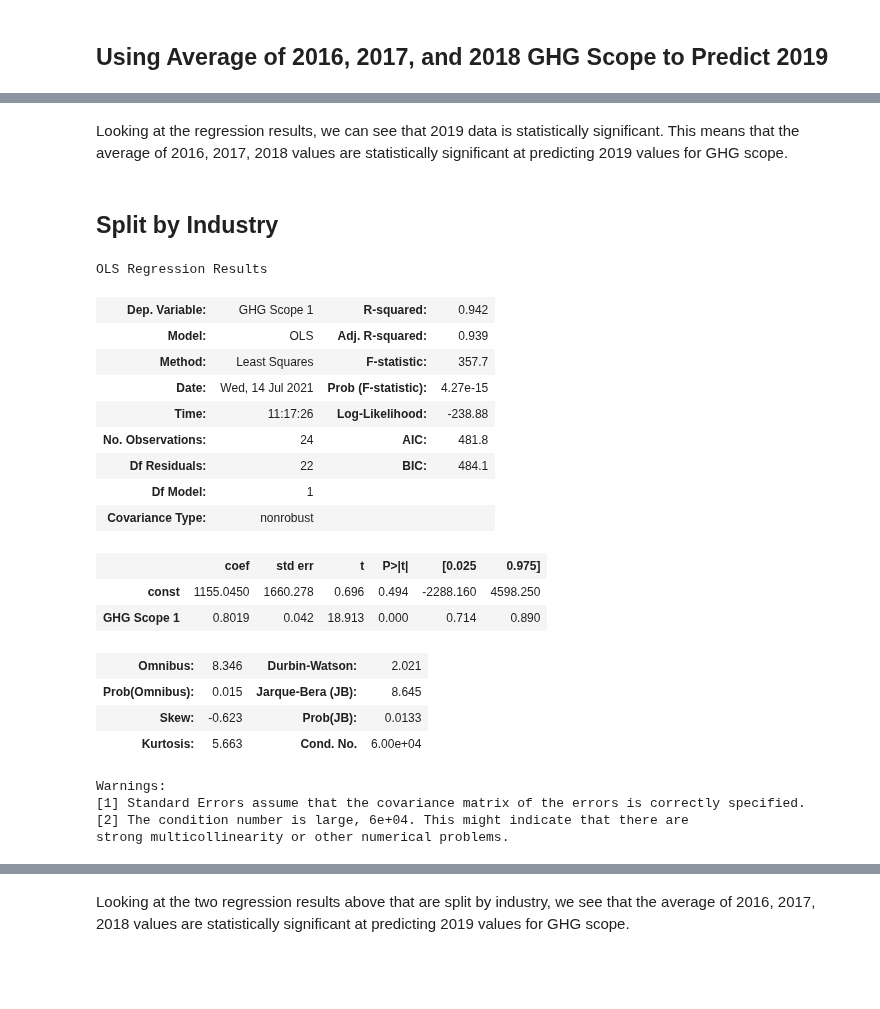
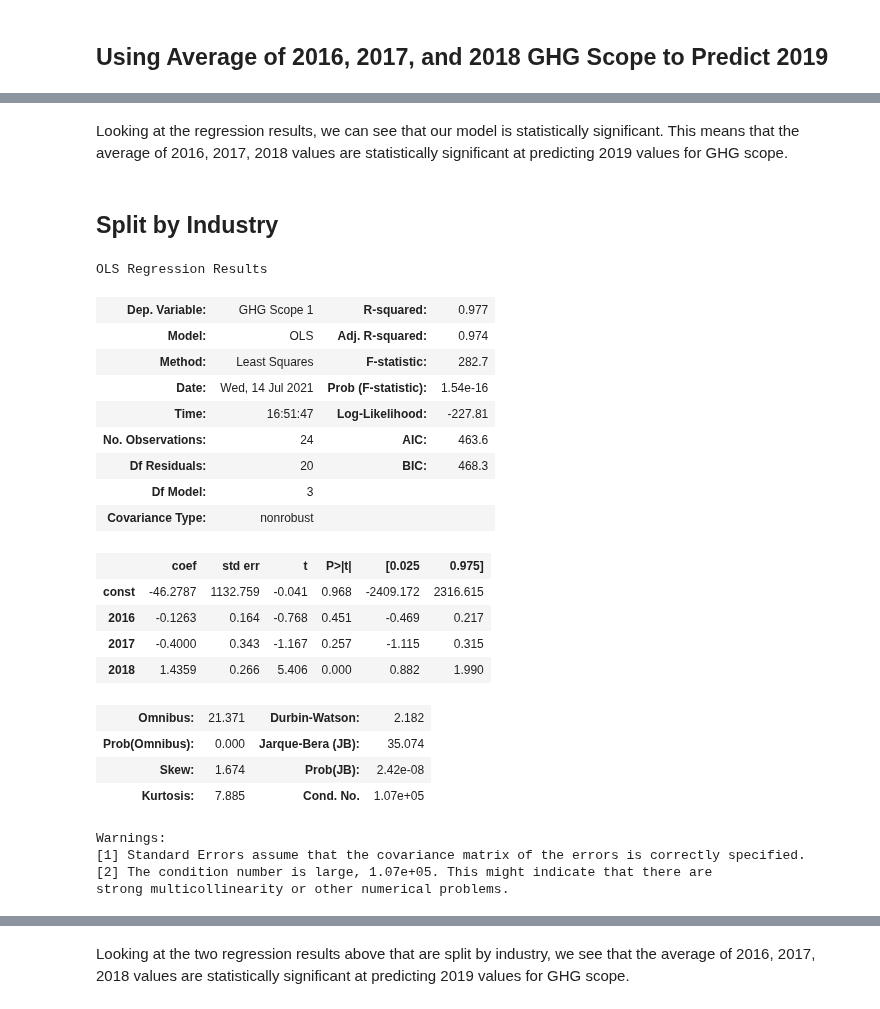
Before and after one commit to maralinetorres/BU-Capstone-Predicting-Environmental-Actions, a Jupyter notebook: Sprint #7 - Final presentation/PredictingTimeSeries - GHG Scope.ipynb, the cells around one changed output, grey strips where cells are left out. Saved outputs shown, nothing was run; the diff lists cells and outputs as text; code cells hidden in the pictures; blank space fills up the shorter version.

```diff
--- a/Sprint #7 - Final presentation/PredictingTimeSeries - GHG Scope.ipynb
+++ b/Sprint #7 - Final presentation/PredictingTimeSeries - GHG Scope.ipynb
@@ -46,8 +46,12 @@ companies_2016 = list(stocks[(stocks['Year'] == 2016) & (stocks['GHG Scope 1'] !
 list2016_as_set = set(companies_2016)
 intersection2= list2016_as_set.intersection(intersection2)
 
-x = stocks[(stocks['Year'].isin([2016, 2017,2018])) & (stocks['Ticker'].isin(intersection2))][['Ticker', 'GHG Scope 1']]
-x = x.groupby('Ticker').mean()[['GHG Scope 1']]
+x = stocks[(stocks['Year'].isin([2016, 2017,2018])) & (stocks['Ticker'].isin(intersection2))][['Year', 'Ticker', 'GHG Scope 1']]
+x = x.pivot(index = 'Ticker', columns = ['Year']).reset_index()
+x.columns = x.columns.droplevel(0)
+
+x = x.rename_axis(None, axis=1)
+x = x.drop(columns = '')
 
 y = stocks[(stocks['Year'] == 2019) & (stocks['Ticker'].isin(intersection2))][['GHG Scope 1']]
 x.index = y.index
@@ -80,6 +86,6 @@ Warnings:
 strong multicollinearity or other numerical problems.
 # %% [markdown]
-Looking at the regression results, we can see that 2019 data is statistically significant. This means that the average of 2016, 2017, 2018 values are statistically significant at predicting 2019 values for GHG scope.
+Looking at the regression results, we can see that our model is statistically significant. This means that the average of 2016, 2017, 2018 values are statistically significant at predicting 2019 values for GHG scope.
 # %% [markdown]
 ## Split by Industry
 # %%
@@ -88,50 +94,56 @@ nrg_df = stocks[stocks['Sector'] == 'Energy']
 # %%
 companies_2018 = list(util_df[(util_df['Year'] == 2018) & (util_df['GHG Scope 1'] != 0)]['Ticker'])
 companies_2019 = list(util_df[(util_df['Year'] == 2019) & (util_df['Ticker'].isin(companies_2018))]['Ticker'])
 
 #Getting companies that have reported for 2016,2017, and 2018 in a years
 list2018_as_set = set(companies_2018)
 intersection = list2018_as_set.intersection(companies_2019)
 
 companies_2017 = list(util_df[(util_df['Year'] == 2017) & (util_df['GHG Scope 1'] != 0) ]['Ticker'])
 list2017_as_set = set(companies_2017)
 intersection = list2017_as_set.intersection(intersection)
 
 companies_2016 = list(util_df[(util_df['Year'] == 2016) & (util_df['GHG Scope 1'] != 0) ]['Ticker'])
 list2016_as_set = set(companies_2016)
 intersection = list2016_as_set.intersection(intersection)
 
-x = util_df[(util_df['Year'].isin([2016, 2017,2018])) & (util_df['Ticker'].isin(intersection))][['Ticker', 'GHG Scope 1']]
-x = x.groupby('Ticker').mean()[['GHG Scope 1']]
+x = util_df[(util_df['Year'].isin([2016, 2017,2018])) & (util_df['Ticker'].isin(intersection))][['Year', 'Ticker', 'GHG Scope 1']]
+x = x.pivot(index = 'Ticker', columns = ['Year']).reset_index()
+x.columns = x.columns.droplevel(0)
+
+x = x.rename_axis(None, axis=1)
+x = x.drop(columns = '')
 
 y = util_df[(util_df['Year'] == 2019) & (util_df['Ticker'].isin(intersection))][['GHG Scope 1']]
 x.index = y.index
 
 # x_train, x_test, y_train, y_test = train_test_split(
 #     X, y, test_size=0.2, random_state=42)
 x = sm.add_constant(x)
 sm.OLS(y, x).fit().summary()
 # %% [output]
 OLS Regression Results
-| Dep. Variable: | GHG Scope 1 | R-squared: | 0.942 |
-| Model: | OLS | Adj. R-squared: | 0.939 |
-| Method: | Least Squares | F-statistic: | 357.7 |
-| Date: | Wed, 14 Jul 2021 | Prob (F-statistic): | 4.27e-15 |
-| Time: | 11:17:26 | Log-Likelihood: | -238.88 |
-| No. Observations: | 24 | AIC: | 481.8 |
-| Df Residuals: | 22 | BIC: | 484.1 |
-| Df Model: | 1 |  |  |
+| Dep. Variable: | GHG Scope 1 | R-squared: | 0.977 |
+| Model: | OLS | Adj. R-squared: | 0.974 |
+| Method: | Least Squares | F-statistic: | 282.7 |
+| Date: | Wed, 14 Jul 2021 | Prob (F-statistic): | 1.54e-16 |
+| Time: | 16:51:47 | Log-Likelihood: | -227.81 |
+| No. Observations: | 24 | AIC: | 463.6 |
+| Df Residuals: | 20 | BIC: | 468.3 |
+| Df Model: | 3 |  |  |
 | Covariance Type: | nonrobust |  |  |
 |  | coef | std err | t | P>|t| | [0.025 | 0.975] |
-| const | 1155.0450 | 1660.278 | 0.696 | 0.494 | -2288.160 | 4598.250 |
-| GHG Scope 1 | 0.8019 | 0.042 | 18.913 | 0.000 | 0.714 | 0.890 |
+| const | -46.2787 | 1132.759 | -0.041 | 0.968 | -2409.172 | 2316.615 |
+| 2016 | -0.1263 | 0.164 | -0.768 | 0.451 | -0.469 | 0.217 |
+| 2017 | -0.4000 | 0.343 | -1.167 | 0.257 | -1.115 | 0.315 |
+| 2018 | 1.4359 | 0.266 | 5.406 | 0.000 | 0.882 | 1.990 |
-| Omnibus: | 8.346 | Durbin-Watson: | 2.021 |
-| Prob(Omnibus): | 0.015 | Jarque-Bera (JB): | 8.645 |
-| Skew: | -0.623 | Prob(JB): | 0.0133 |
-| Kurtosis: | 5.663 | Cond. No. | 6.00e+04 |
+| Omnibus: | 21.371 | Durbin-Watson: | 2.182 |
+| Prob(Omnibus): | 0.000 | Jarque-Bera (JB): | 35.074 |
+| Skew: | 1.674 | Prob(JB): | 2.42e-08 |
+| Kurtosis: | 7.885 | Cond. No. | 1.07e+05 |
 Warnings:
 [1] Standard Errors assume that the covariance matrix of the errors is correctly specified.
-[2] The condition number is large, 6e+04. This might indicate that there are
+[2] The condition number is large, 1.07e+05. This might indicate that there are
 strong multicollinearity or other numerical problems.
 # %%
 companies_2018 = list(nrg_df[(nrg_df['Year'] == 2018) & (nrg_df['GHG Scope 1'] != 0)]['Ticker'])
```
Also changed, not shown: parts of 7 cells of this notebook.
